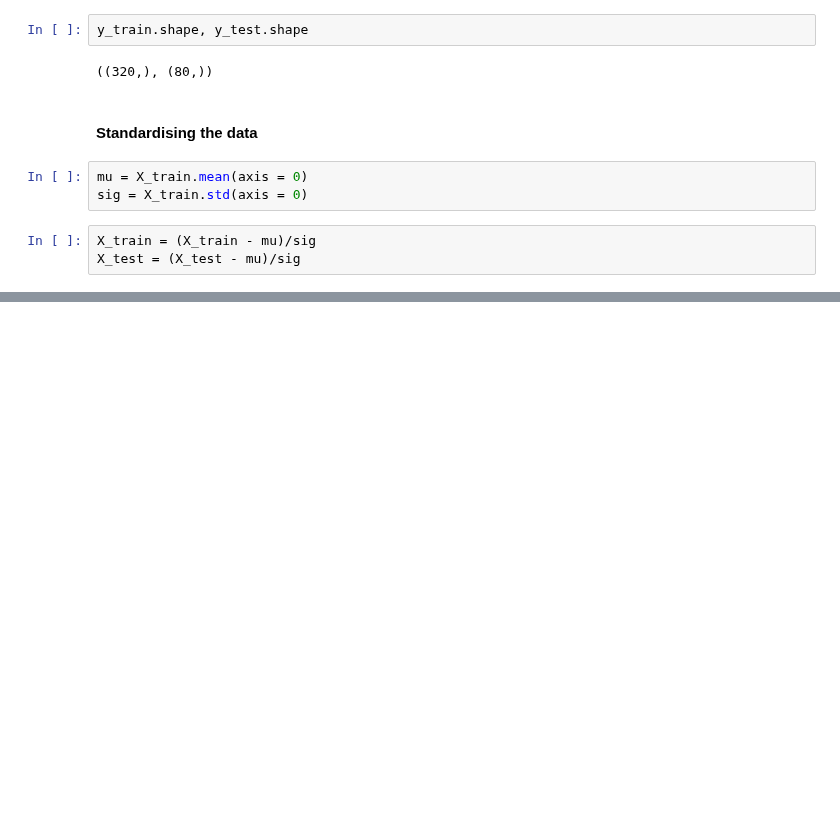
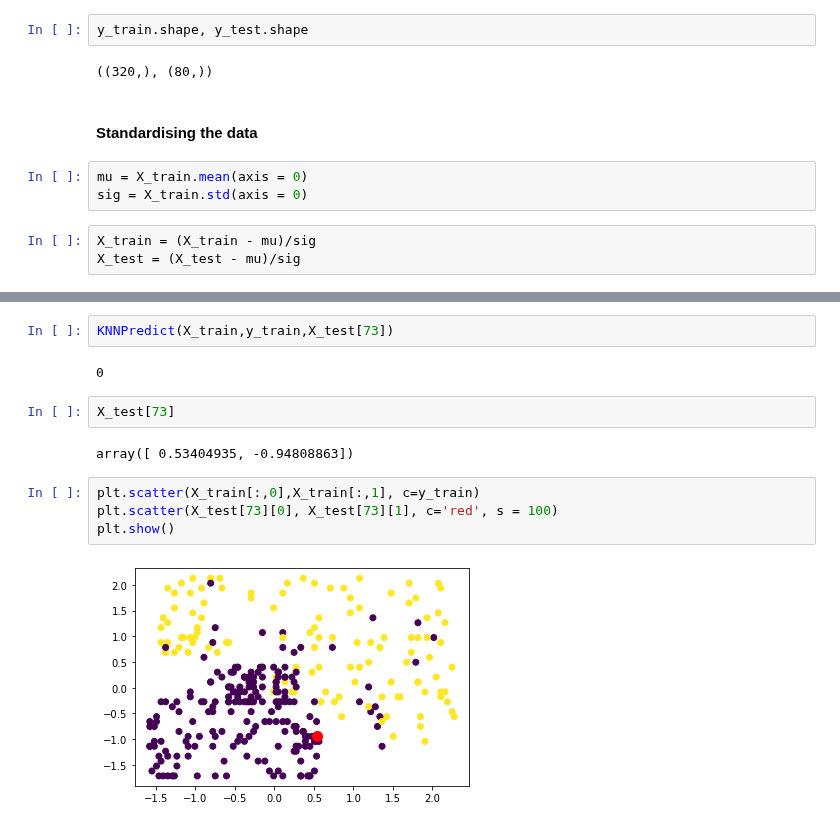
Before and after one commit to anidec25/Linear-Regression, a Jupyter notebook: knn.ipynb, the cells around one changed output, grey strips where cells are left out. Cells and saved outputs as stored; diff of their text form; blank space fills up the shorter version.

```diff
--- a/knn.ipynb
+++ b/knn.ipynb
@@ -58,0 +77,14 @@ def
+# %%
+KNNPredict(X_train,y_train,X_test[73])
+# %% [output]
+0
+# %%
+X_test[73]
+# %% [output]
+array([ 0.53404935, -0.94808863])
+# %%
+plt.scatter(X_train[:,0],X_train[:,1], c=y_train)
+plt.scatter(X_test[73][0], X_test[73][1], c='red', s = 100)
+plt.show()
+# %% [output]
+[figure, added]
```
Also changed, not shown: parts of 2 cells of this notebook.
